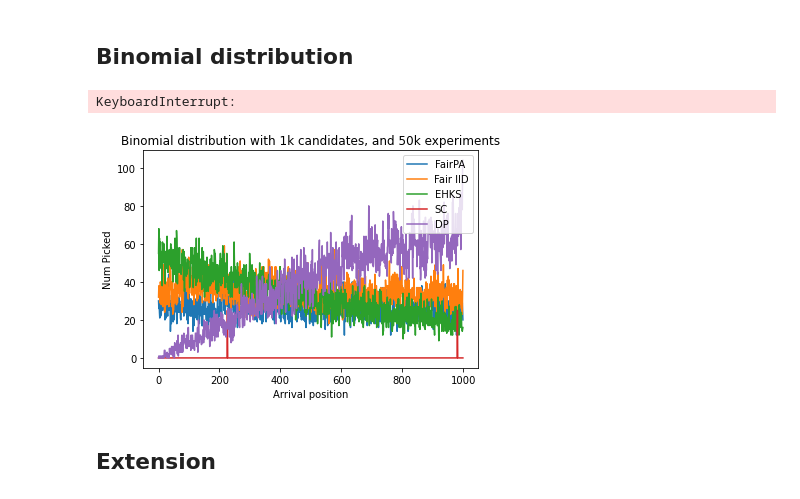
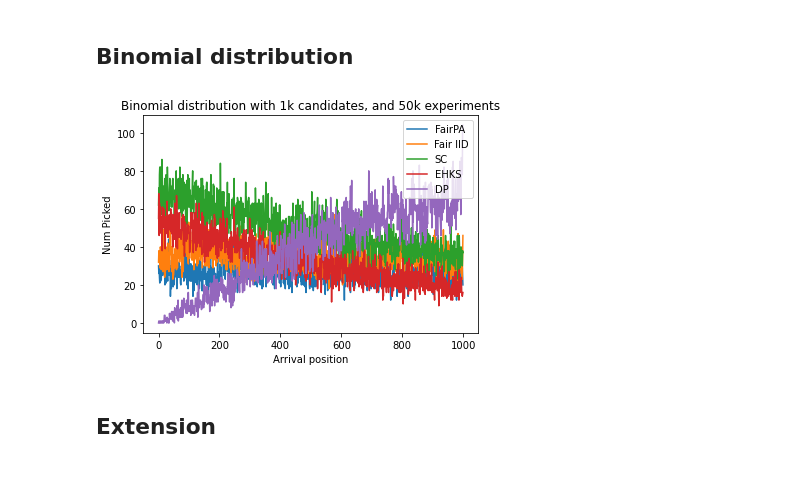
Before and after one commit to pimpraat/FACT-Ai, a Jupyter notebook: python implementation/prophet/prophet.ipynb, the cells around one changed output. Cells and saved outputs as stored; diff of their text form; code cells hidden in the pictures.

```diff
--- a/python implementation/prophet/prophet.ipynb
+++ b/python implementation/prophet/prophet.ipynb
@@ -256,15 +290,11 @@ Both of these approaches thus do not (nearly) approach the results as presented
 # save('data/FairIID_positions.npy', arrivalPositionsChosenFairIID)
 # save('data/FairIID_values.npy', FairIID_values)
 # %%
-arrivalPositionsChosenSC, SC_values = runExperiment(algorithm="SC", N_experimentReps=50000,
-                                               distribution_type="binomial", n_candidates=1000)
+# arrivalPositionsChosenSC, SC_values = runExperiment(algorithm="SC", N_experimentReps=50000*2,
+#                                                distribution_type="binomial", n_candidates=1000)
 
-save('data/SC_positions.npy', arrivalPositionsChosenSC)
-save('data/SC_values.npy', SC_values)
-
-arrivalPositionsChosenSC
+# save('data/SC_positions.npy', arrivalPositionsChosenSC)
+# save('data/SC_values.npy', SC_values)
-# %% [output]
-KeyboardInterrupt:
 # %%
 # arrivalPositionsChosenEHKS, EHKS_values = runExperiment(algorithm="EHKS", N_experimentReps=50000,
 #                                                 distribution_type="binomial", n_candidates=1000)
@@ -278,16 +308,16 @@ KeyboardInterrupt:
 # save('data/DP_positions.npy', arrivalPositionsChosenDP)
 # save('data/DP_values.npy', DP_values)
 # %%
-plt.plot(range(0,1000), load('data/FairPA_positions.npy'), label="FairPA")
-plt.plot(range(0,1000), load('data/FairIID_positions.npy'), label="Fair IID")
-plt.plot(range(0,1000), load('data/EHKS_positions.npy'), label="EHKS")
-plt.plot(range(0,1000), load('data/SC_positions.npy')*25, label="SC")
-plt.plot(range(0,1000), load('data/DP_positions.npy'), label="DP")
-plt.xlabel("Arrival position")
-plt.ylabel("Num Picked")
-plt.title("Binomial distribution with 1k candidates, and 50k experiments")
-plt.legend(loc="upper right")
-plt.savefig("binomial.png")
+# plt.plot(range(0,1000), load('data/FairPA_positions.npy'), label="FairPA")
+# plt.plot(range(0,1000), load('data/FairIID_positions.npy'), label="Fair IID")
+# plt.plot(range(0,1000), load('data/SC_positions.npy'), label="SC")
+# plt.plot(range(0,1000), load('data/EHKS_positions.npy'), label="EHKS")
+# plt.plot(range(0,1000), load('data/DP_positions.npy'), label="DP")
+# plt.xlabel("Arrival position")
+# plt.ylabel("Num Picked")
+# plt.title("Binomial distribution with 1k candidates, and 50k experiments")
+# plt.legend(loc="upper right")
+# plt.savefig("binomial.png")
 # %% [output]
-[figure, old version]
+[figure, new version]
 # %%
```
Also changed, not shown: parts of 7 cells of this notebook, 24 other files.
